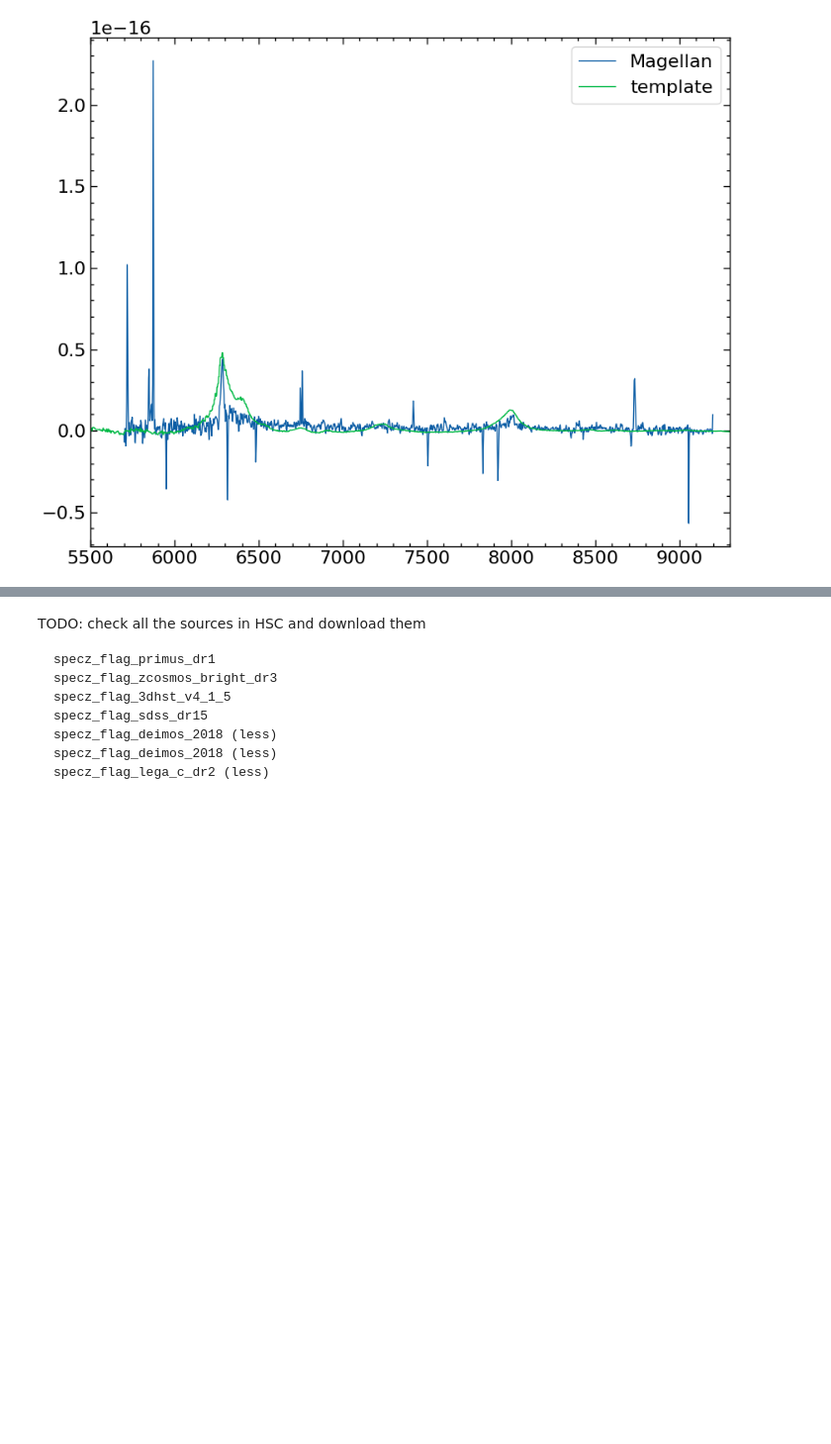
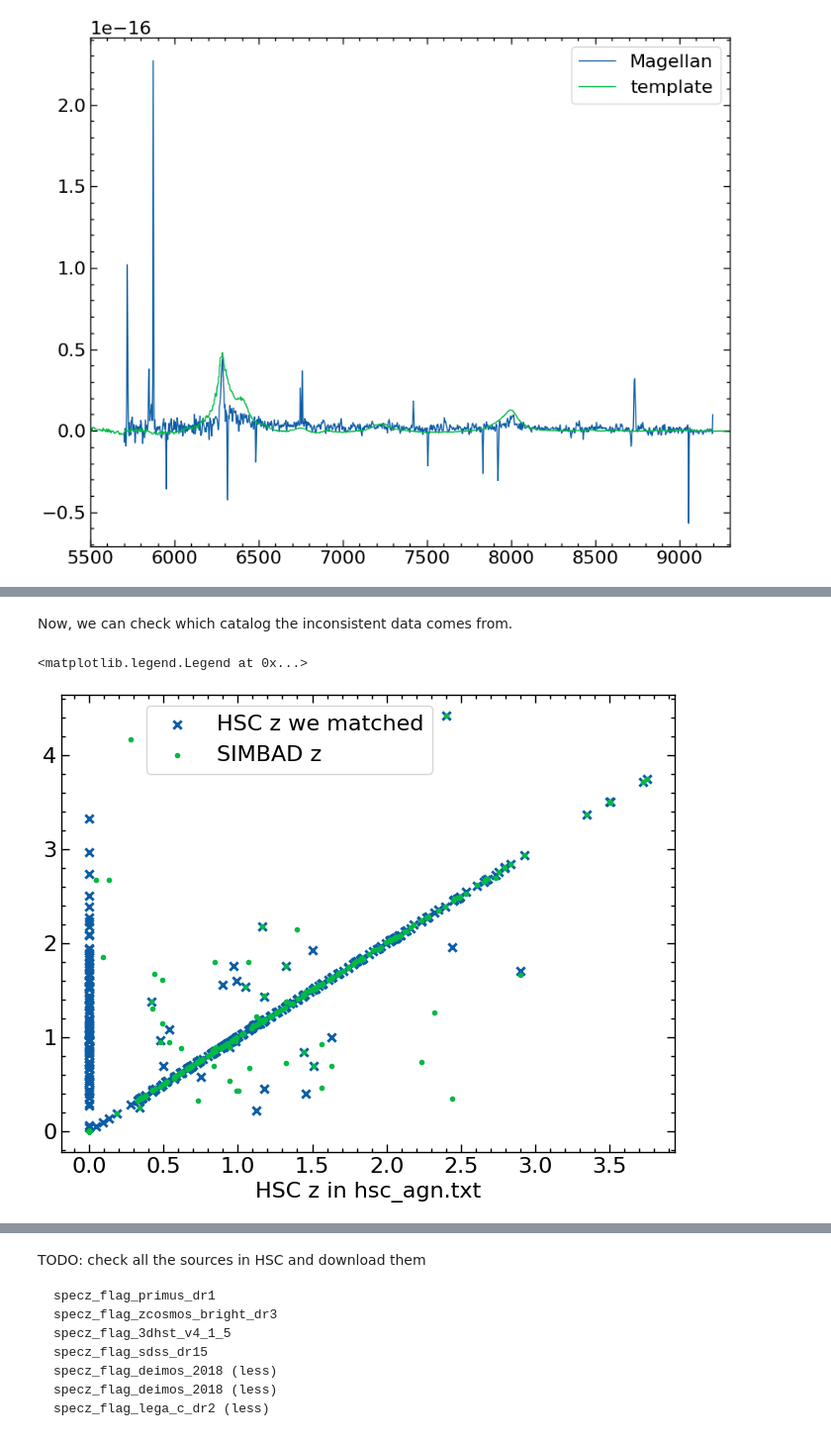
Before and after one commit to Chisen-Lupus/dwarf_agn_cosmos, a Jupyter notebook: hsc-ssp-download.ipynb, the cells around one changed output, grey strips where cells are left out. Shown at 99% size. Drawn from its saved outputs; the diff is of its cells as text; code cells hidden in the pictures; blank space fills up the shorter version.

```diff
--- a/hsc-ssp-download.ipynb
+++ b/hsc-ssp-download.ipynb
@@ -239,0 +256,13 @@ For example, the target above is in `PRIMUS_DR1`.
+# %% [markdown]
+Now, we can check which catalog the inconsistent data comes from.
+# %%
+plt.scatter(data_agn_compare[data_hsc_mask]['HSC-z'], hsc_sources[idx]['specz_redshift'],
+            marker='x', label='HSC z we matched')
+plt.scatter(data_agn_compare[data_hsc_mask]['HSC-z'], data_agn_compare[data_hsc_mask]['SIMBAD-z'],
+            marker='.', label='SIMBAD z')
+plt.xlabel('HSC z in hsc_agn.txt')
+plt.ylabel('')
+plt.legend(frameon=True, loc='upper left',  bbox_to_anchor=(0.12, 1));
+# %% [output]
+<matplotlib.legend.Legend at 0x...>
+[figure, added]
```
Also changed, not shown: parts of 9 cells of this notebook, 2 other files.
